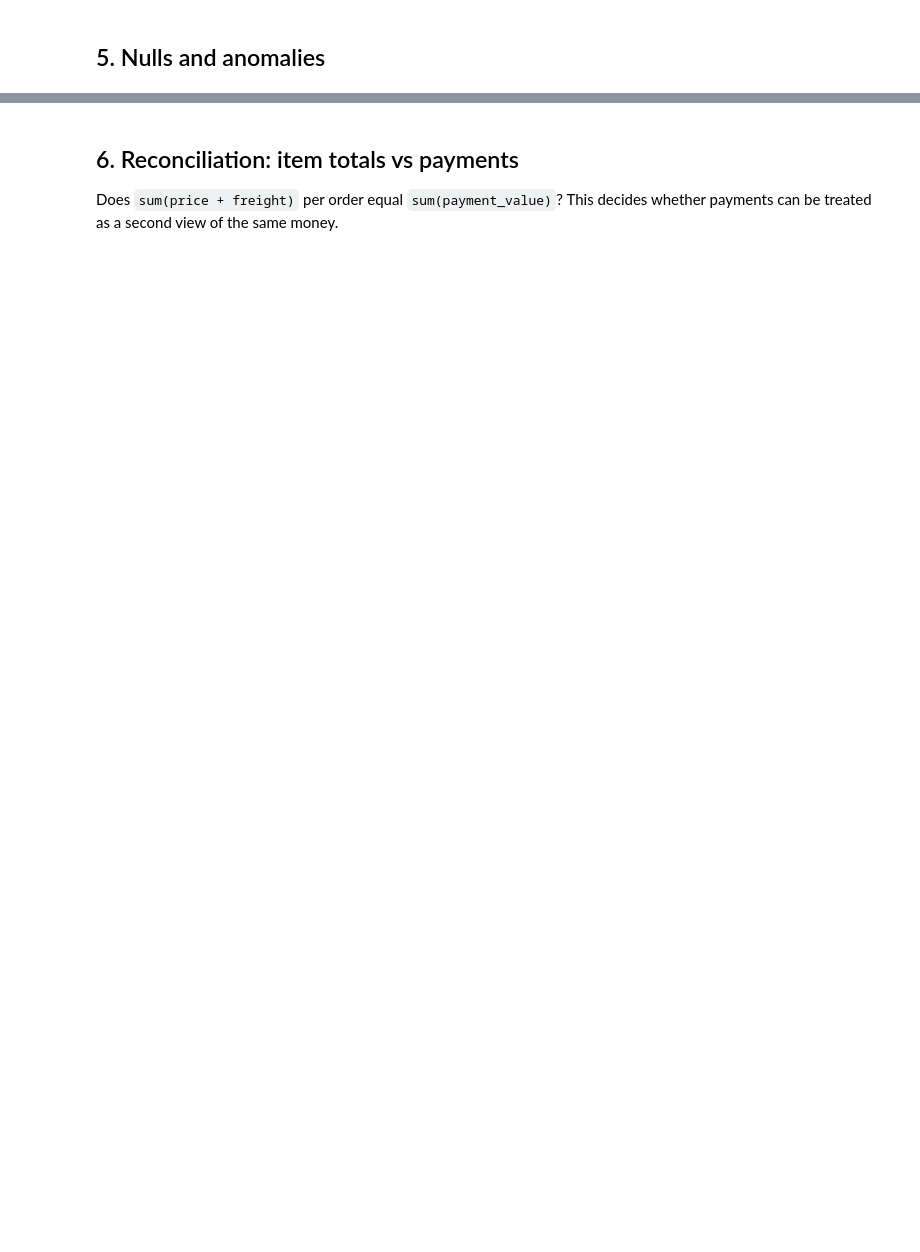
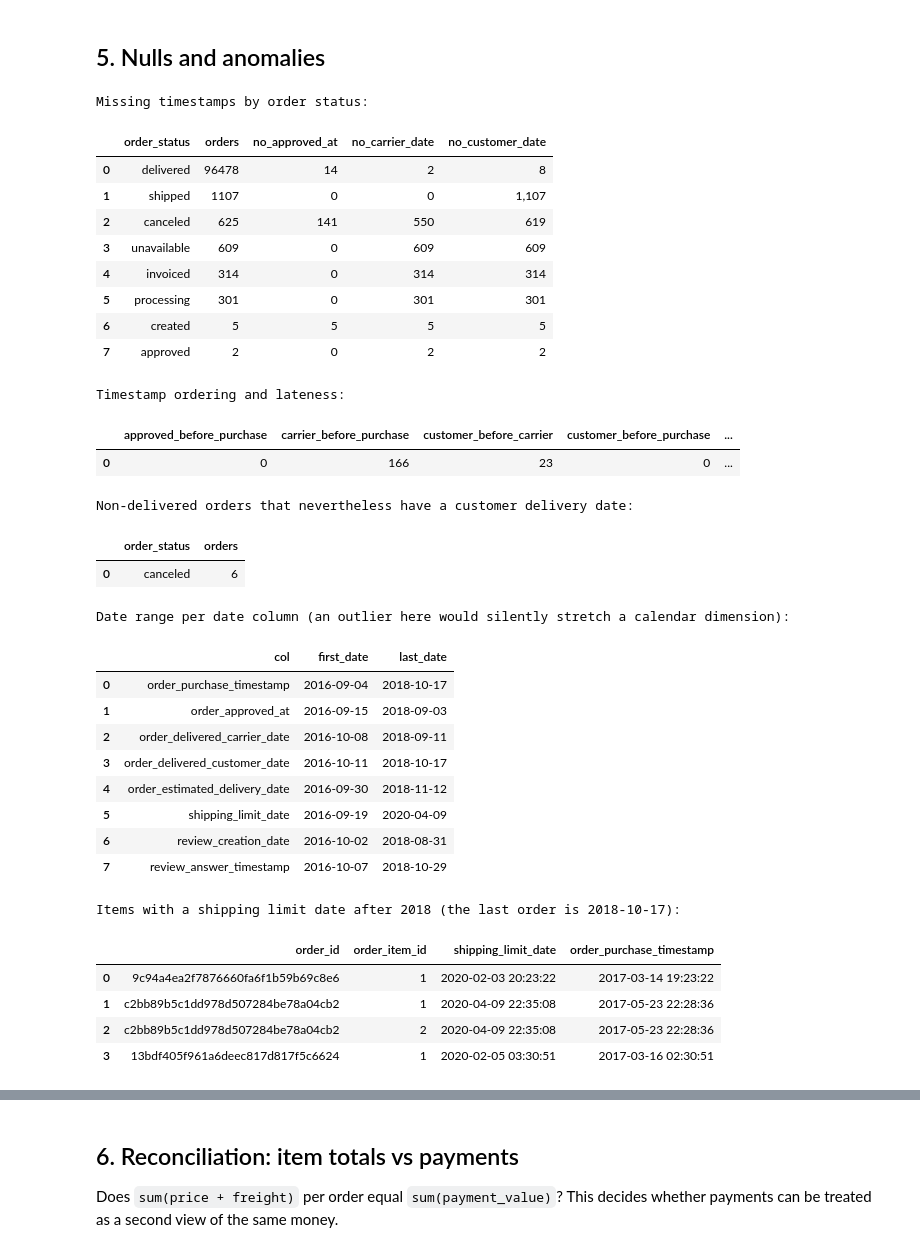
Before and after one commit to garcane/GCP, a Jupyter notebook: notebooks/01_dataset_discovery.ipynb, the cells around one changed output, grey strips where cells are left out. Cells and saved outputs as stored; diff of their text form; code cells hidden in the pictures; blank space fills up the shorter version.

```diff
--- a/notebooks/01_dataset_discovery.ipynb
+++ b/notebooks/01_dataset_discovery.ipynb
@@ -330,23 +589,69 @@ print("Pre-aggregating each child to the order grain keeps one row per order and
 # %%
 print("Missing timestamps by order status:")
 display(q("""
     select order_status, count(*) orders,
            sum((order_approved_at is null)::int) no_approved_at,
            sum((order_delivered_carrier_date is null)::int) no_carrier_date,
            sum((order_delivered_customer_date is null)::int) no_customer_date
     from orders group by 1 order by 2 desc"""))
 print("Timestamp ordering and lateness:")
 display(q("""
     select sum((order_approved_at < order_purchase_timestamp)::int) approved_before_purchase,
            sum((order_delivered_carrier_date < order_purchase_timestamp)::int) carrier_before_purchase,
            sum((order_delivered_customer_date < order_delivered_carrier_date)::int) customer_before_carrier,
            sum((order_delivered_customer_date < order_purchase_timestamp)::int) customer_before_purchase,
            sum((order_delivered_customer_date > order_estimated_delivery_date)::int) delivered_late,
            sum((order_delivered_customer_date is not null)::int) with_delivery_date
     from orders"""))
 print("Non-delivered orders that nevertheless have a customer delivery date:")
 display(q("""select order_status, count(*) orders from orders
              where order_delivered_customer_date is not null and order_status <> 'delivered' group by 1"""))
+print("Date range per date column (an outlier here would silently stretch a calendar dimension):")
+display(q("""
+    select 'order_purchase_timestamp' col, min(order_purchase_timestamp)::date first_date, max(order_purchase_timestamp)::date last_date from orders
+    union all select 'order_approved_at', min(order_approved_at)::date, max(order_approved_at)::date from orders
+    union all select 'order_delivered_carrier_date', min(order_delivered_carrier_date)::date, max(order_delivered_carrier_date)::date from orders
+    union all select 'order_delivered_customer_date', min(order_delivered_customer_date)::date, max(order_delivered_customer_date)::date from orders
+    union all select 'order_estimated_delivery_date', min(order_estimated_delivery_date)::date, max(order_estimated_delivery_date)::date from orders
+    union all select 'shipping_limit_date', min(shipping_limit_date)::date, max(shipping_limit_date)::date from items
+    union all select 'review_creation_date', min(review_creation_date)::date, max(review_creation_date)::date from reviews
+    union all select 'review_answer_timestamp', min(review_answer_timestamp)::date, max(review_answer_timestamp)::date from reviews"""))
+print("Items with a shipping limit date after 2018 (the last order is 2018-10-17):")
+display(q("""select i.order_id, i.order_item_id, i.shipping_limit_date, o.order_purchase_timestamp
+             from items i join orders o using (order_id) where year(i.shipping_limit_date) > 2018"""))
+# %% [output]
+Missing timestamps by order status:
+|  | order_status | orders | no_approved_at | no_carrier_date | no_customer_date |
+| 0 | delivered | 96478 | 14 | 2 | 8 |
+| 1 | shipped | 1107 | 0 | 0 | 1,107 |
+| 2 | canceled | 625 | 141 | 550 | 619 |
+| 3 | unavailable | 609 | 0 | 609 | 609 |
+| 4 | invoiced | 314 | 0 | 314 | 314 |
+| 5 | processing | 301 | 0 | 301 | 301 |
+| 6 | created | 5 | 5 | 5 | 5 |
+| 7 | approved | 2 | 0 | 2 | 2 |
+Timestamp ordering and lateness:
+|  | approved_before_purchase | carrier_before_purchase | customer_before_carrier | customer_before_purchase | ... |
+| 0 | 0 | 166 | 23 | 0 | ... |
+Non-delivered orders that nevertheless have a customer delivery date:
+|  | order_status | orders |
+| 0 | canceled | 6 |
+Date range per date column (an outlier here would silently stretch a calendar dimension):
+|  | col | first_date | last_date |
+| 0 | order_purchase_timestamp | 2016-09-04 | 2018-10-17 |
+| 1 | order_approved_at | 2016-09-15 | 2018-09-03 |
+| 2 | order_delivered_carrier_date | 2016-10-08 | 2018-09-11 |
+| 3 | order_delivered_customer_date | 2016-10-11 | 2018-10-17 |
+| 4 | order_estimated_delivery_date | 2016-09-30 | 2018-11-12 |
+| 5 | shipping_limit_date | 2016-09-19 | 2020-04-09 |
+| 6 | review_creation_date | 2016-10-02 | 2018-08-31 |
+| 7 | review_answer_timestamp | 2016-10-07 | 2018-10-29 |
+Items with a shipping limit date after 2018 (the last order is 2018-10-17):
+|  | order_id | order_item_id | shipping_limit_date | order_purchase_timestamp |
+| 0 | 9c94a4ea2f7876660fa6f1b59b69c8e6 | 1 | 2020-02-03 20:23:22 | 2017-03-14 19:23:22 |
+| 1 | c2bb89b5c1dd978d507284be78a04cb2 | 1 | 2020-04-09 22:35:08 | 2017-05-23 22:28:36 |
+| 2 | c2bb89b5c1dd978d507284be78a04cb2 | 2 | 2020-04-09 22:35:08 | 2017-05-23 22:28:36 |
+| 3 | 13bdf405f961a6deec817d817f5c6624 | 1 | 2020-02-05 03:30:51 | 2017-03-16 02:30:51 |
 # %%
 print("Products:")
 display(q("""
```
Also changed, not shown: parts of 44 cells of this notebook.
